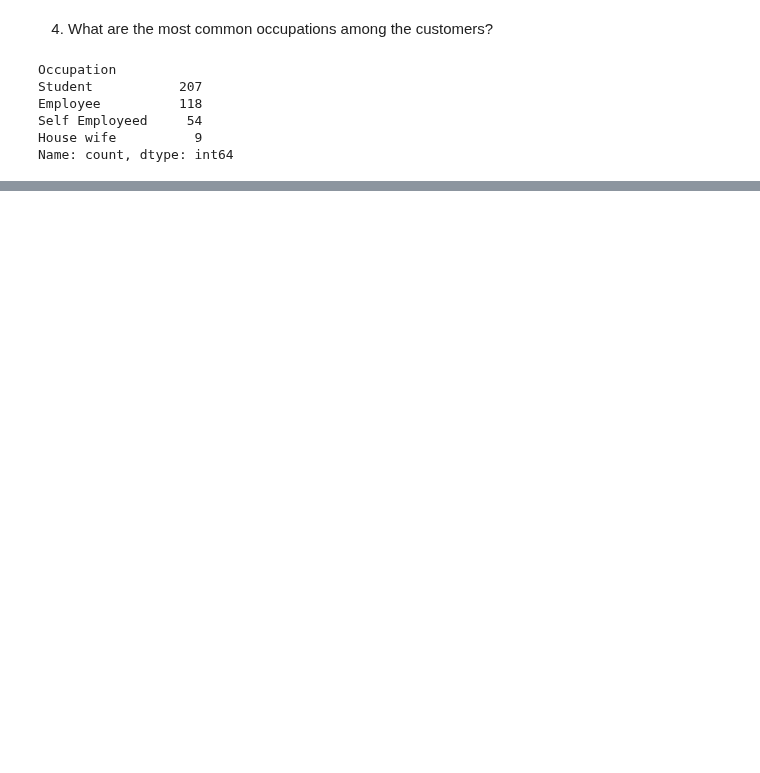
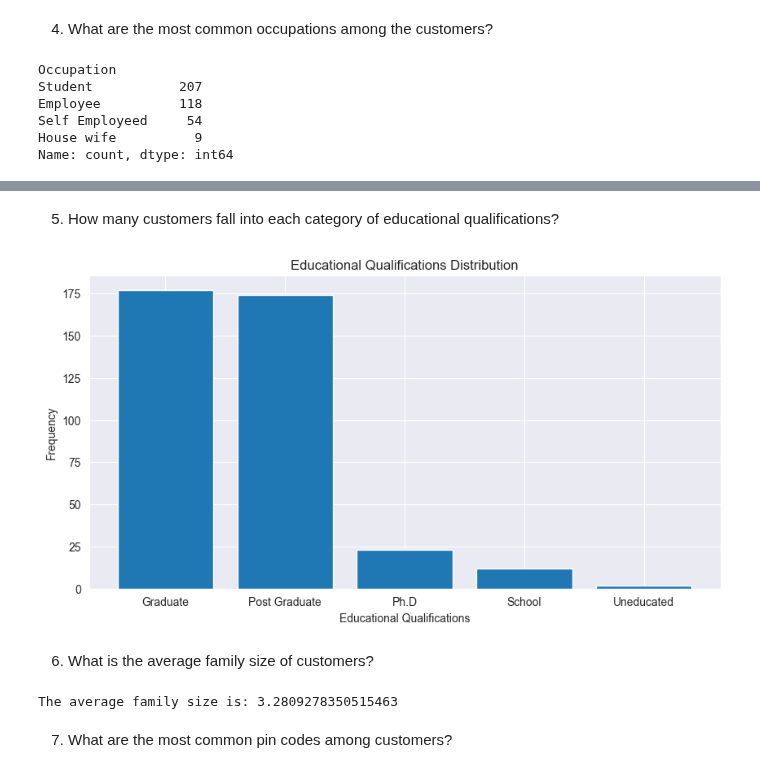
Before and after one commit to Sevinj-joy/Matplotlib_examples, a Jupyter notebook: OnlineFoodOrders/Online_food_Orders.ipynb, the cells around one changed output, grey strips where cells are left out. Cells and saved outputs as stored; diff of their text form; code cells hidden in the pictures; blank space fills up the shorter version.

```diff
--- a/OnlineFoodOrders/Online_food_Orders.ipynb
+++ b/OnlineFoodOrders/Online_food_Orders.ipynb
@@ -161,0 +185,23 @@ plt.show()
+# %% [markdown]
+5.	How many customers fall into each category of educational qualifications?
+# %%
+plt.figure(figsize=(10,5))
+plt.bar(data['Educational Qualifications'].value_counts().index, data['Educational Qualifications'].value_counts())
+plt.title('Educational Qualifications Distribution')
+plt.xlabel('Educational Qualifications')
+plt.ylabel('Frequency')
+plt.show()
+# %% [output]
+[figure, added]
+# %% [markdown]
+6.	What is the average family size of customers?
+# %%
+if 'Family size' in data.columns:
+    average_family_size = data['Family size'].mean()
+    print(f'The average family size is: {average_family_size}')
+else:
+    print("The 'Family size' column does not exist in the dataset.")
+# %% [output]
+The average family size is: 3.2809278350515463
+# %% [markdown]
+7.	What are the most common pin codes among customers?
```
Also changed, not shown: parts of 20 cells of this notebook.
